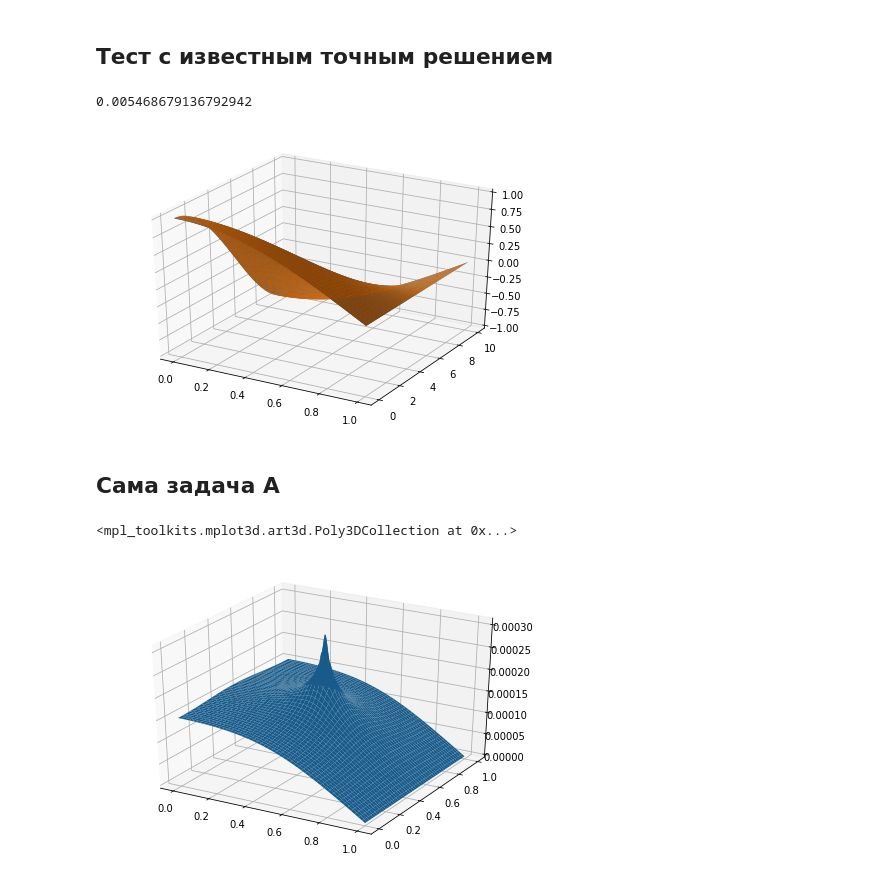
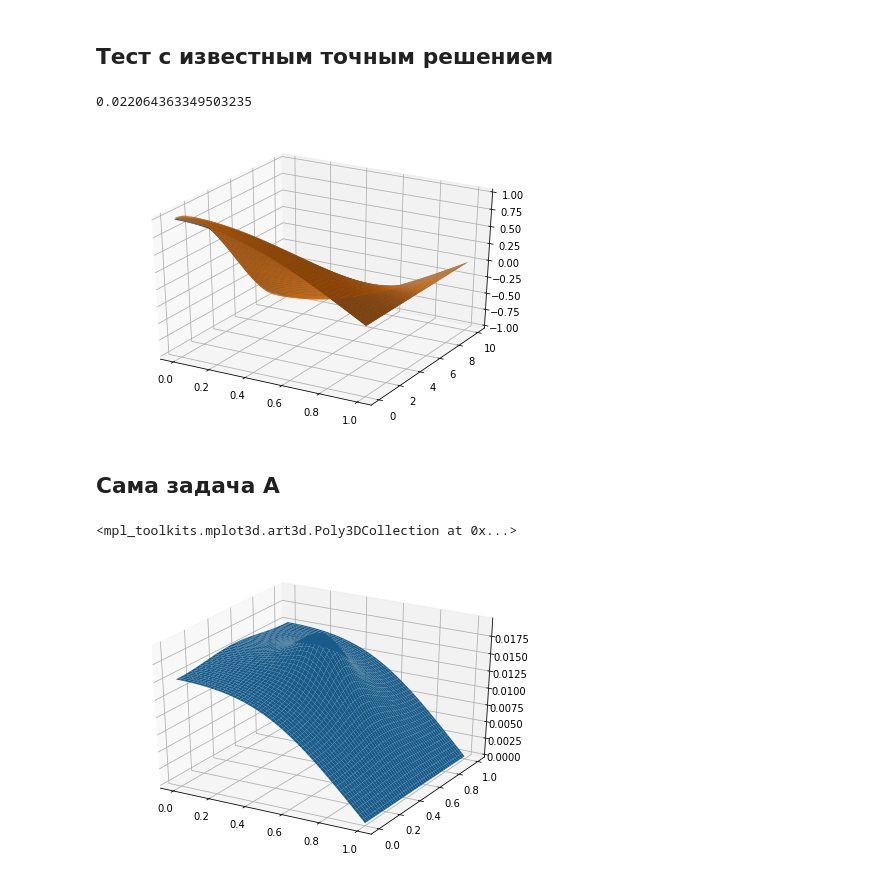
Before and after one commit to katyalatypova/mipt_comp_math, a Jupyter notebook: Task2.ipynb, the cells around one changed output. Saved outputs shown, nothing was run; the diff lists cells and outputs as text; code cells hidden in the pictures.

```diff
--- a/Task2.ipynb
+++ b/Task2.ipynb
@@ -27,19 +27,25 @@ def solver(Nx, Ny, hx, hy, fd):
 # %% [markdown]
 ## Тест с известным точным решением
 # %%
+# def f(x, y):
+#     return sin(pi * x /lx) * sin(pi * y/ly)
+def precise_sol(x, y):
+    return exp(x * y) * sin(pi * x) * sin(pi * y)
+
 def f(x, y):
-    return sin(pi * x /lx) * sin(pi * y/ly)
+    return -exp(x * y) * (sin(pi * y) * ((x**2 + y**2 - 2 * pi**2) * sin(pi * x) + 2 * pi * y * cos(pi * x)) + 2 * pi * x * sin(pi * x) * cos(pi * y))
 
-lx = 1; ly = 10
-Nx = 60; Ny = 60
-x = np.linspace(0, lx, Nx)
-y = np.linspace(0, ly, Ny)
+lx = 1; ly = 1
+Nx = 250; Ny = 250
+x = np.linspace(0, lx, Nx, dtype = np.float64)
+y = np.linspace(0, ly, Ny, dtype = np.float64)
 hx = x[1] - x[0]
 hy = y[1] - y[0]
 x, y = np.meshgrid(x, y)
 
 fd = f(x, y).T
-precise_sol =  fd / ((pi/lx) ** 2 + (pi/ly)**2)
+# precise_sol =  fd / ((pi/lx) ** 2 + (pi/ly)**2)
+precise_sol = precise_sol(x, y).T
 numerical_sol = solver(Nx, Ny, hx, hy, fd)
 
 fig = pylab.figure()
@@ -55,9 +62,9 @@ print("Максимальное отклонение: ", np.max(np.abs(numerical
 ## Задание параметров прямоугольника и сетки
 # %%
 lx = 1; ly = 1
-Nx = 50; Ny = 80
-x = np.linspace(0, lx, Nx)
-y = np.linspace(0, ly, Ny)
+Nx = 320; Ny = 320
+x = np.linspace(0, lx, Nx, dtype = np.float64)
+y = np.linspace(0, ly, Ny, dtype = np.float64)
 hx = x[1] - x[0]
 hy = y[1] - y[0]
 x, y = np.meshgrid(x, y)
@@ -136,14 +161,14 @@ def lamda(i, N, h):
 
 def solver(Nx, Ny, hx, hy, fd):
     fd_fty = dft.dct(fd, axis = 1, type = 2, norm = "ortho")
-    sol = np.zeros((Nx, Ny))
-    a = np.zeros(Nx)
+    sol = np.zeros((Nx, Ny), dtype = np.float64)
+    a = np.zeros(Nx, dtype = np.float64)
     a[1:] = -1/hx**2
-    c = np.zeros(Nx)
+    c = np.zeros(Nx, dtype = np.float64)
     c[:-1] = -1/hx**2
     for m in range(Ny):
-        d = np.zeros(Nx)
-        b = np.zeros(Nx)
+        d = np.zeros(Nx, dtype = np.float64)
+        b = np.zeros(Nx, dtype = np.float64)
         b[:] = -(2/hx**2 + lamda(m, Ny, hy))
         d = fd_fty[:, m]
         b[0] = 1; c[0] = 1; d[0] = 0
@@ -162,7 +187,7 @@ def precise_sol(x, y):
     return cos(pi * x / 2 / lx) * cos(pi * y / ly)
 
 lx = 1; ly = 10
-Nx = 200; Ny = 250
+Nx = 50; Ny = 50
 x = np.linspace(0, lx, Nx)
 y = np.linspace(0, ly, Ny)
 hx = x[1] - x[0]
@@ -180,32 +205,32 @@ axes.plot_surface(x, y, numerical_solution.T)
 axes.plot_surface(x, y, precise_solution.T)
 print(np.max(np.abs(numerical_solution - precise_solution)))
 # %% [output]
-0.005468679136792942
+0.022064363349503235
-[figure, old version]
+[figure, new version]
 # %% [markdown]
 ##  Сама задача А
 # %%
 #источник
 def f(x, y):
-    return exp(-((x - lx/2)**2 + (y - ly/2)**2)/0.01**2)
+    return exp(-((x - lx/2)**2 + (y - ly/2)**2)/0.1**2)
 
 #параметры прямоугольника и сетки
 lx = 1; ly = 1
 Nx = 200; Ny = 200
-x = np.linspace(0, lx, Nx)
-y = np.linspace(0, ly, Ny)
+x = np.linspace(0, lx, Nx, dtype = np.float64)
+y = np.linspace(0, ly, Ny, dtype = np.float64)
 hx = x[1] - x[0]
 hy = y[1] - y[0]
 x, y = np.meshgrid(x, y)
 
 #расчет
 fd = f(x, y).T
 numerical_solution = solver(Nx, Ny, hx, hy, fd)
 
 #построение точного решения
 fig = pylab.figure()
 axes = Axes3D(fig)
 axes.plot_surface(x, y, numerical_solution.T)
 # %% [output]
 <mpl_toolkits.mplot3d.art3d.Poly3DCollection at 0x...>
-[figure, old version]
+[figure, new version]
```
Also changed, not shown: parts of 9 cells of this notebook.
